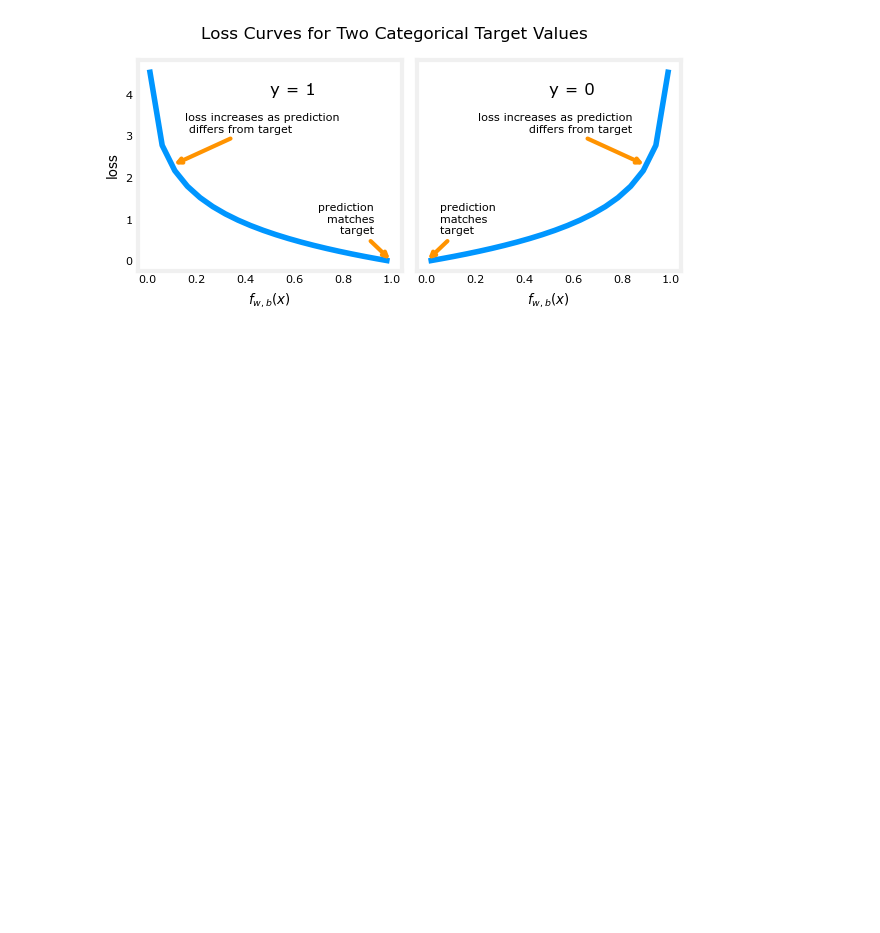
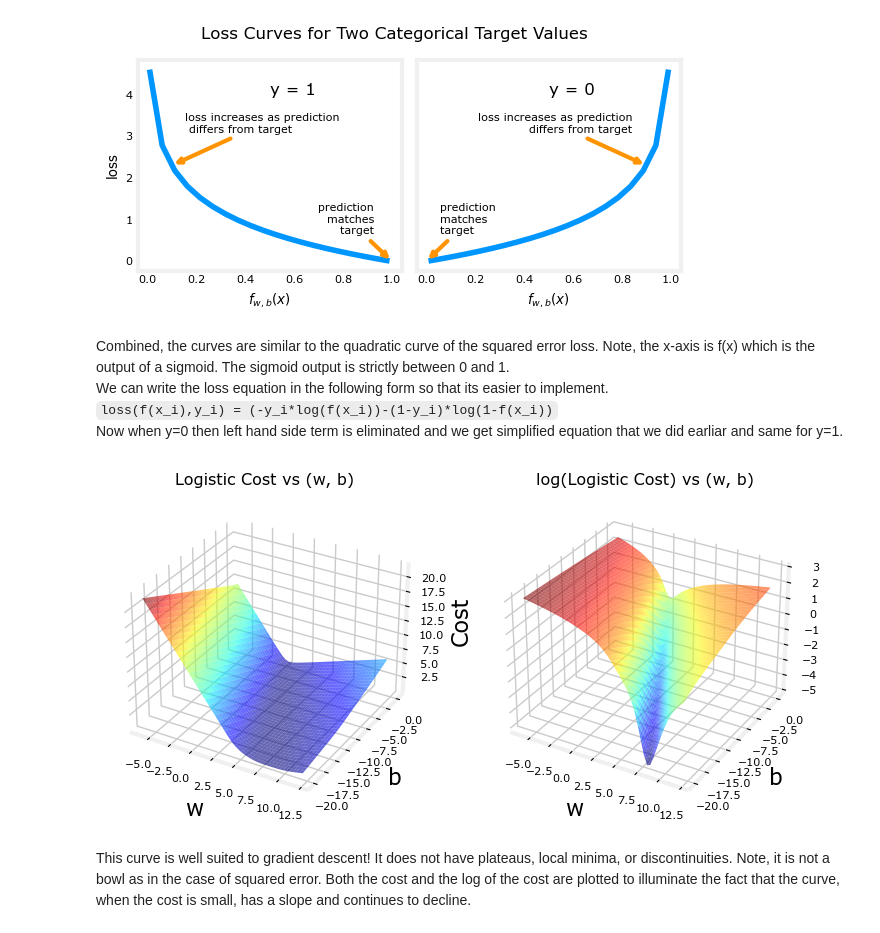
Before and after one commit to PrishaAggarwal/AI-ML, a Jupyter notebook: Machine_Learning/Week_3_Course_1/ML_5.ipynb, the cells around one changed output. Cells and saved outputs as stored; diff of their text form; code cells hidden in the pictures; blank space fills up the shorter version.

Commit message:
Week 3 continued

```diff
--- a/Machine_Learning/Week_3_Course_1/ML_5.ipynb
+++ b/Machine_Learning/Week_3_Course_1/ML_5.ipynb
@@ -345,3 +345,16 @@ The defining feature of this loss function is the fact that it uses two separate
 plt_two_logistic_loss_curves()
 # %% [output]
 [figure]
+# %% [markdown]
+Combined, the curves are similar to the quadratic curve of the squared error loss. Note, the x-axis is f(x) which is the output of a sigmoid. The sigmoid output is strictly between 0 and 1. <br>
+We can write the loss equation in the following form so that its easier to implement.<br>
+`loss(f(x_i),y_i) = (-y_i*log(f(x_i))-(1-y_i)*log(1-f(x_i))`<br>
+Now when y=0 then left hand side term is eliminated and we get simplified equation that we did earliar and same for y=1.
+# %%
+# let's take a look at the cost vs parameters curve for the simple example we considered above
+plt.close('all')
+cst = plt_logistic_cost(x_train,y_train)
+# %% [output]
+[figure, added]
+# %% [markdown]
+This curve is well suited to gradient descent! It does not have plateaus, local minima, or discontinuities. Note, it is not a bowl as in the case of squared error. Both the cost and the log of the cost are plotted to illuminate the fact that the curve, when the cost is small, has a slope and continues to decline.
```
Also changed, not shown: parts of 14 cells of this notebook, 4 other files.
